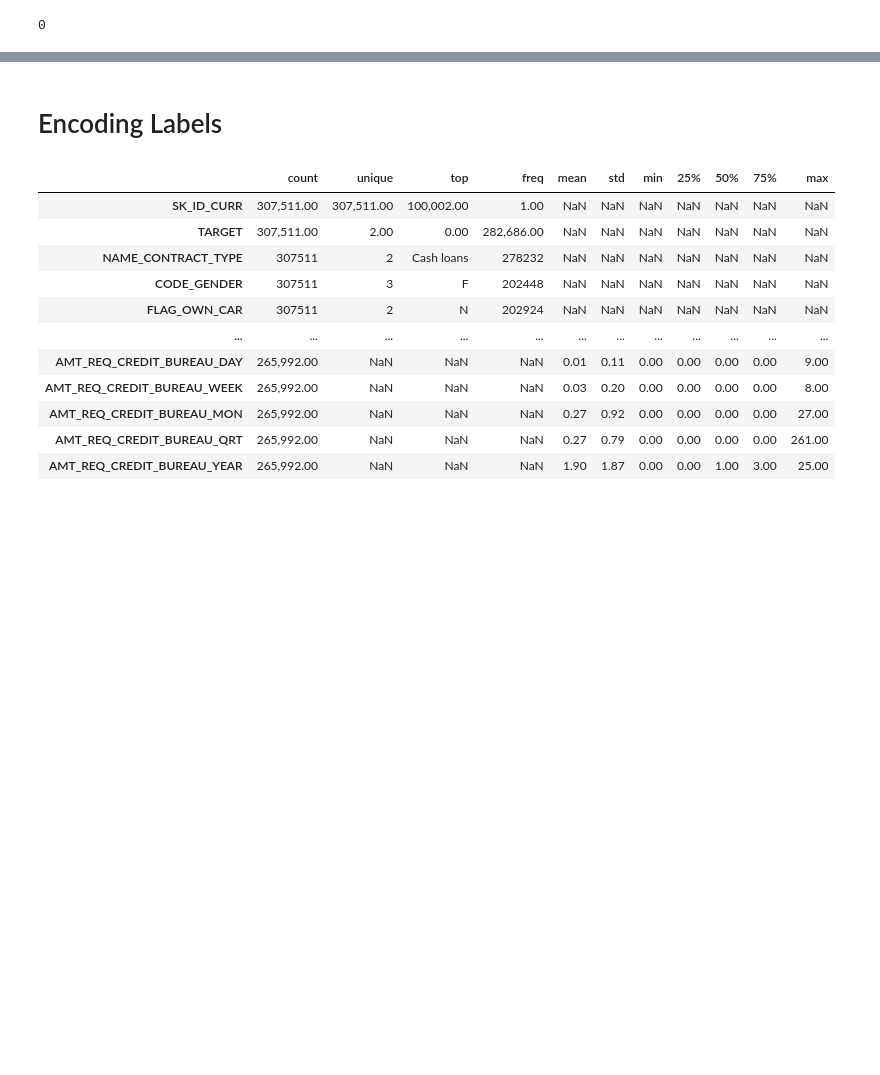
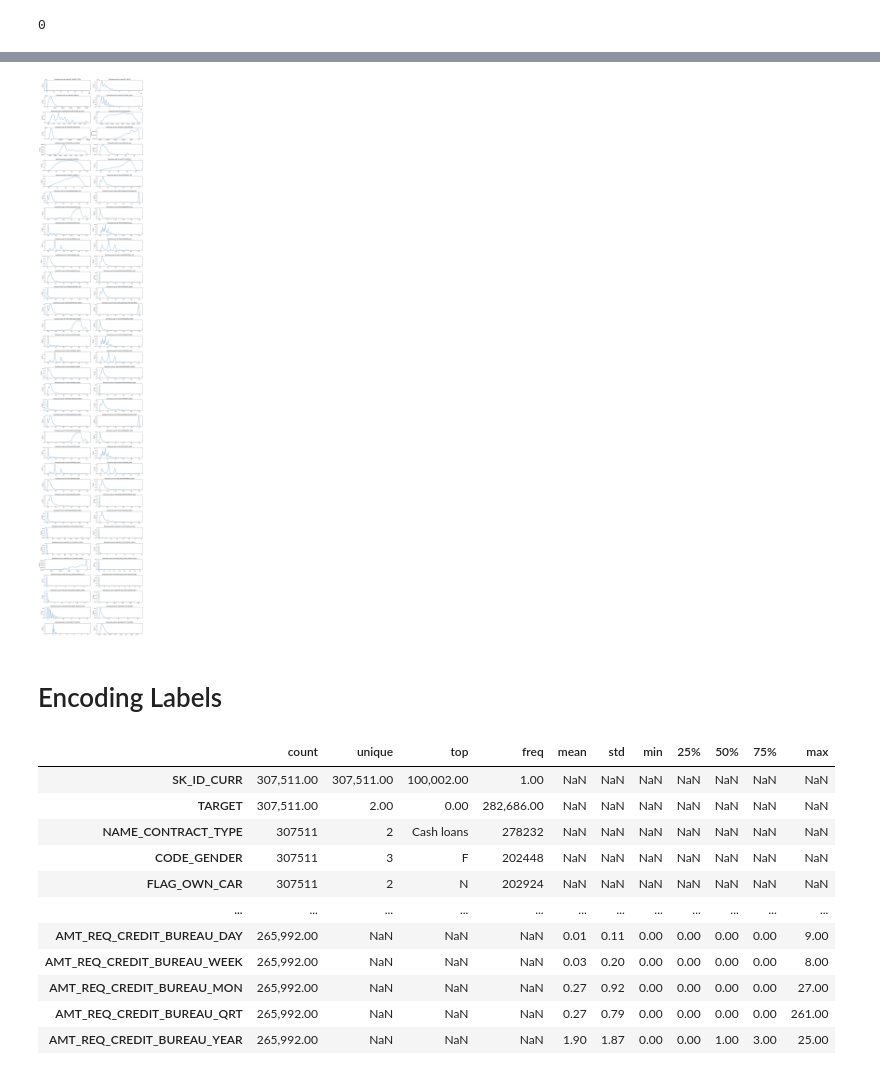
Before and after one commit to harirm85/Hari_ML_workshop, a Jupyter notebook: Home_Credit_App_CV.ipynb, the cells around one changed output, grey strips where cells are left out. Drawn from its saved outputs; the diff is of its cells as text; code cells hidden in the pictures; blank space fills up the shorter version.

```diff
--- a/Home_Credit_App_CV.ipynb
+++ b/Home_Credit_App_CV.ipynb
@@ -178,12 +217,14 @@ for i, c in enumerate(app_data.drop(['SK_ID_CURR', 'TARGET'], axis=1).select_dty
 # %%
-plt.figure(figsize=(15, 12))
+plt.figure(figsize=(15, 80))
 
 for i, c in enumerate(app_data.select_dtypes(exclude='category').columns):
-    plt.subplot(5,2,i+1)
+    plt.subplot(35,2,i+1)
     sns.kdeplot(app_data[c])
     plt.title('Distribution plot for field:' + c)
     plt.xlabel('')
     plt.tight_layout(pad=0.4, w_pad=0.5, h_pad=1.0)
+# %% [output]
+[figure, added]
 # %% [markdown]
 # Encoding Labels
 # %%
```
Also changed, not shown: parts of 16 cells of this notebook.
